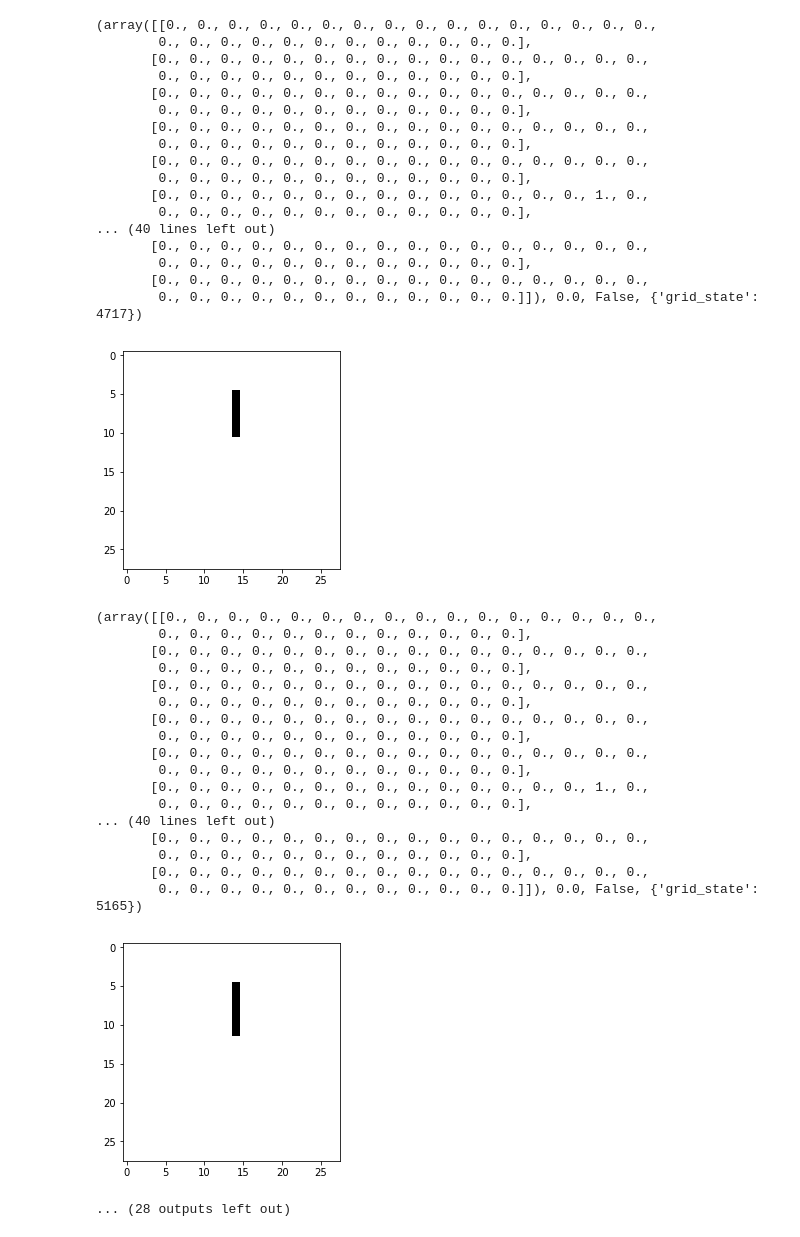
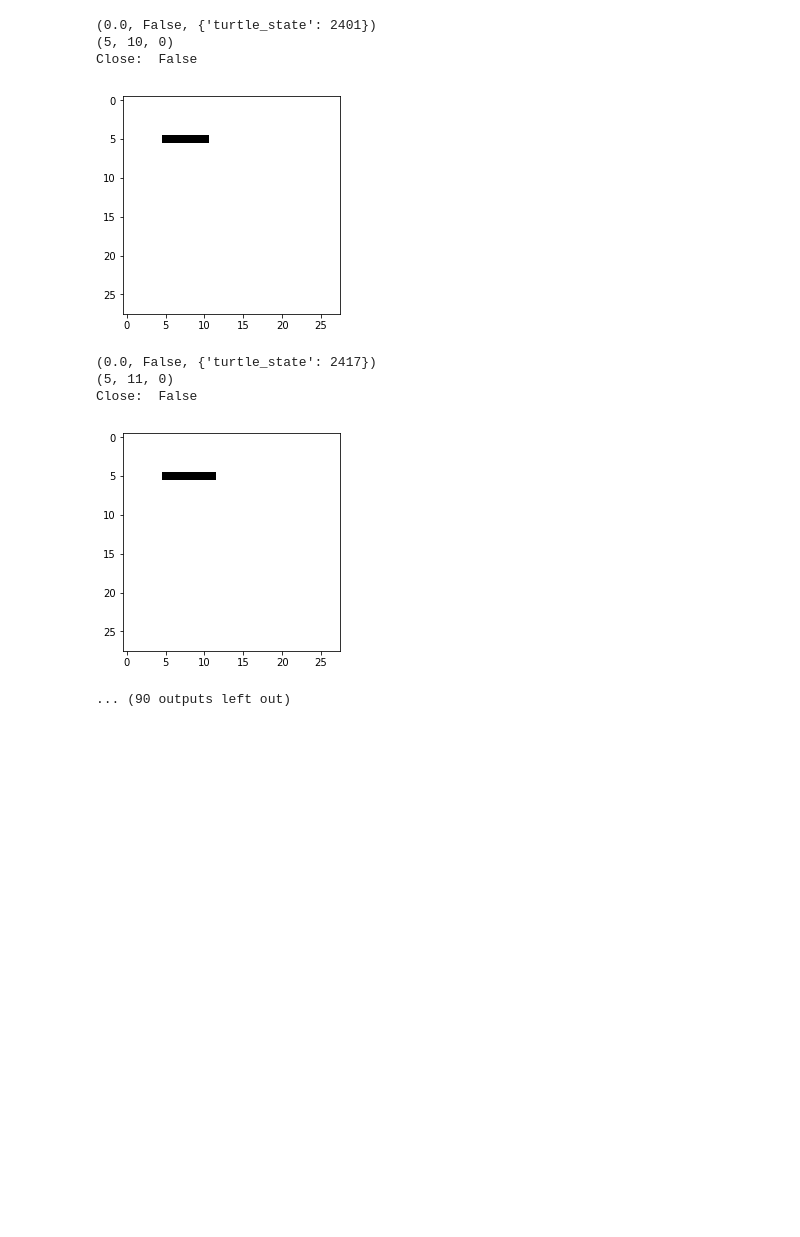
Before and after one commit to rllabmcgill/rl_final_project_turtle, a Jupyter notebook: Testing.ipynb, the cells around one changed output. Drawn from its saved outputs; the diff is of its cells as text; code cells hidden in the pictures; blank space fills up the shorter version.

```diff
--- a/Testing.ipynb
+++ b/Testing.ipynb
@@ -9,5 +9,5 @@ from mnist_turtle_env import *
 # %%
-env = MnistTurtleEnv(digit=1)
+env = MnistTurtleEnv(digit=3)
 # %% [output]
 Building and initializing mnist parameters
 Sequential(
@@ -25,3 +27,3 @@ env.render()
 [figure]
 # %%
-env.set_state(row=5, col=env.GRID_SIZE//2, direction=6, color=1)
+env.set_state(row=5, col=5, direction=0, color=1)
@@ -30,6 +30,20 @@ env.set_state(row=5, col=env.GRID_SIZE//2, direction=6, color=1)
+# %%
+actions_digit_3 = [TurtleActions.FD1]*10
+actions_digit_3.extend([TurtleActions.RT1]*2)
+actions_digit_3.extend([TurtleActions.FD1]*5)
+actions_digit_3.extend([TurtleActions.RT1]*2)
+actions_digit_3.extend([TurtleActions.FD1]*4)
+actions_digit_3.extend([TurtleActions.RT1]*4)
+actions_digit_3.extend([TurtleActions.FD0]*4)
+actions_digit_3.extend([TurtleActions.RT1]*2)
+actions_digit_3.extend([TurtleActions.FD1]*5)
+actions_digit_3.extend([TurtleActions.RT1]*2)
+actions_digit_3.extend([TurtleActions.FD1]*10)
+actions_digit_3.append(TurtleActions.STOP)
 # %%
-for i in range(20):
-    a=env.step(TurtleActions.FD1)
-    print(a)
+for action in actions_digit_3:
+    a=env.step(action)
+    print(a[1:])
+    print(env.turtle_pos)
     env.render()
 # %% [output]
@@ -108,37 +66,9 @@ for i in range(20):
-(array([[0., 0., 0., 0., 0., 0., 0., 0., 0., 0., 0., 0., 0., 0., 0., 0.,
-        0., 0., 0., 0., 0., 0., 0., 0., 0., 0., 0., 0.],
-       [0., 0., 0., 0., 0., 0., 0., 0., 0., 0., 0., 0., 0., 0., 0., 0.,
-        0., 0., 0., 0., 0., 0., 0., 0., 0., 0., 0., 0.],
-       [0., 0., 0., 0., 0., 0., 0., 0., 0., 0., 0., 0., 0., 0., 0., 0.,
-        0., 0., 0., 0., 0., 0., 0., 0., 0., 0., 0., 0.],
-       [0., 0., 0., 0., 0., 0., 0., 0., 0., 0., 0., 0., 0., 0., 0., 0.,
-        0., 0., 0., 0., 0., 0., 0., 0., 0., 0., 0., 0.],
-       [0., 0., 0., 0., 0., 0., 0., 0., 0., 0., 0., 0., 0., 0., 0., 0.,
-        0., 0., 0., 0., 0., 0., 0., 0., 0., 0., 0., 0.],
-       [0., 0., 0., 0., 0., 0., 0., 0., 0., 0., 0., 0., 0., 0., 1., 0.,
-        0., 0., 0., 0., 0., 0., 0., 0., 0., 0., 0., 0.],
-... (40 lines left out)
-       [0., 0., 0., 0., 0., 0., 0., 0., 0., 0., 0., 0., 0., 0., 0., 0.,
-        0., 0., 0., 0., 0., 0., 0., 0., 0., 0., 0., 0.],
-       [0., 0., 0., 0., 0., 0., 0., 0., 0., 0., 0., 0., 0., 0., 0., 0.,
-        0., 0., 0., 0., 0., 0., 0., 0., 0., 0., 0., 0.]]), 0.0, False, {'grid_state': 4717})
+(0.0, False, {'turtle_state': 2401})
+(5, 10, 0)
+Close:  False
-[figure, old version]
+[figure, new version]
-(array([[0., 0., 0., 0., 0., 0., 0., 0., 0., 0., 0., 0., 0., 0., 0., 0.,
-        0., 0., 0., 0., 0., 0., 0., 0., 0., 0., 0., 0.],
-       [0., 0., 0., 0., 0., 0., 0., 0., 0., 0., 0., 0., 0., 0., 0., 0.,
-        0., 0., 0., 0., 0., 0., 0., 0., 0., 0., 0., 0.],
-       [0., 0., 0., 0., 0., 0., 0., 0., 0., 0., 0., 0., 0., 0., 0., 0.,
-        0., 0., 0., 0., 0., 0., 0., 0., 0., 0., 0., 0.],
-       [0., 0., 0., 0., 0., 0., 0., 0., 0., 0., 0., 0., 0., 0., 0., 0.,
-        0., 0., 0., 0., 0., 0., 0., 0., 0., 0., 0., 0.],
-       [0., 0., 0., 0., 0., 0., 0., 0., 0., 0., 0., 0., 0., 0., 0., 0.,
-        0., 0., 0., 0., 0., 0., 0., 0., 0., 0., 0., 0.],
-       [0., 0., 0., 0., 0., 0., 0., 0., 0., 0., 0., 0., 0., 0., 1., 0.,
-        0., 0., 0., 0., 0., 0., 0., 0., 0., 0., 0., 0.],
-... (40 lines left out)
-       [0., 0., 0., 0., 0., 0., 0., 0., 0., 0., 0., 0., 0., 0., 0., 0.,
-        0., 0., 0., 0., 0., 0., 0., 0., 0., 0., 0., 0.],
-       [0., 0., 0., 0., 0., 0., 0., 0., 0., 0., 0., 0., 0., 0., 0., 0.,
-        0., 0., 0., 0., 0., 0., 0., 0., 0., 0., 0., 0.]]), 0.0, False, {'grid_state': 5165})
+(0.0, False, {'turtle_state': 2417})
+(5, 11, 0)
+Close:  False
-[figure, old version]
+[figure, new version]
-... (28 outputs left out)
+... (90 outputs left out)
```
Also changed, not shown: parts of 6 cells of this notebook.
